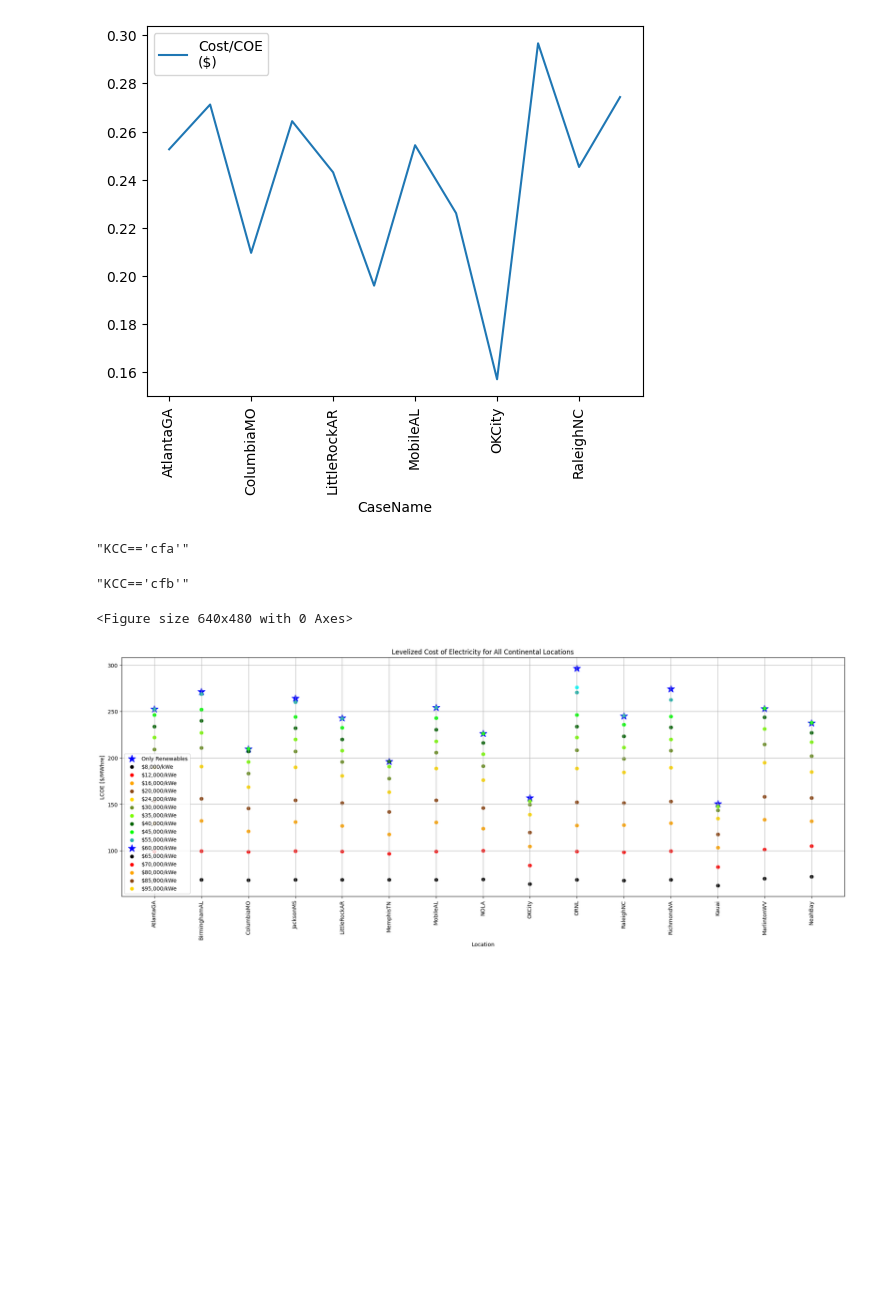
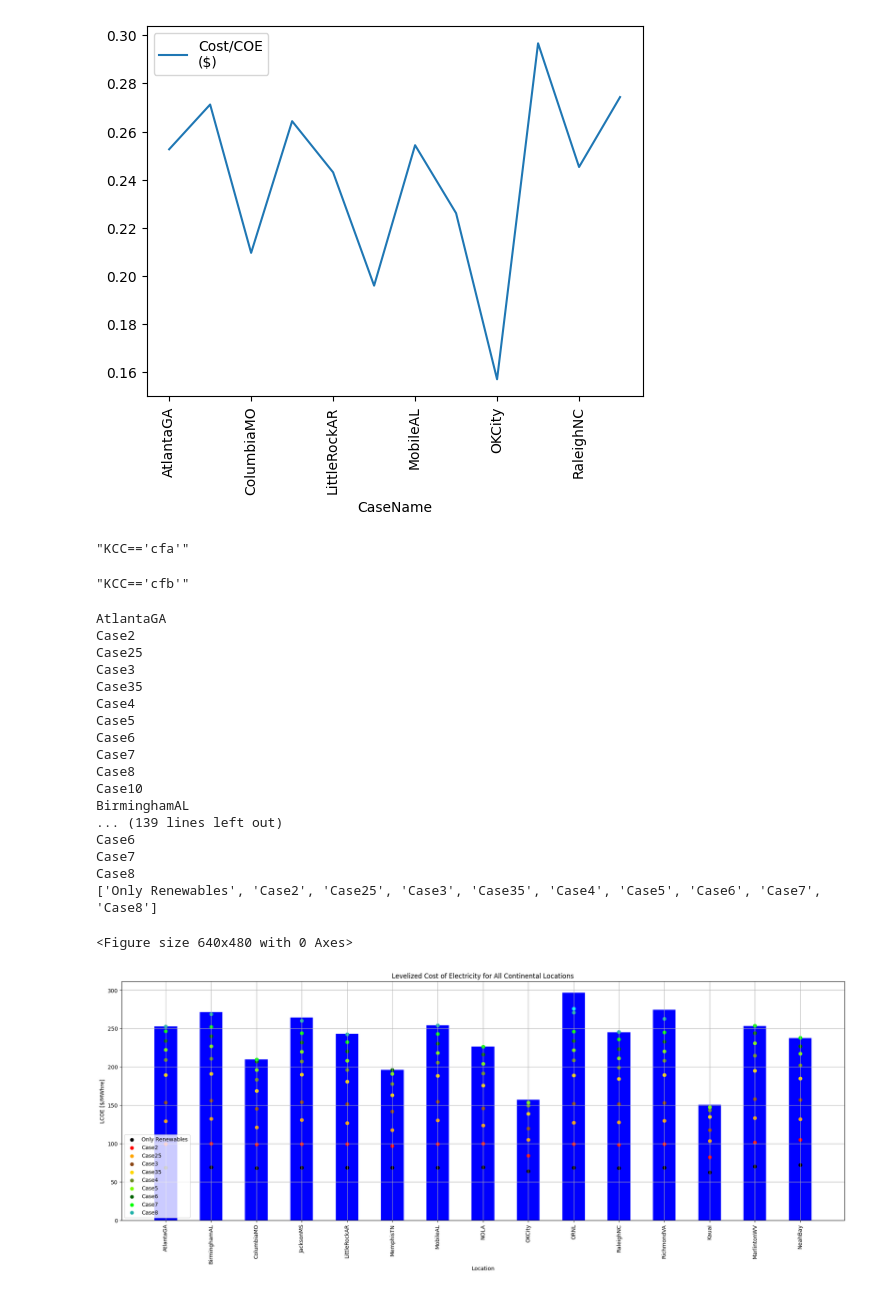
Before and after one commit to uw-reti/homer, a Jupyter notebook: ClimateStudies/OutputProcessing/HOMERDataProcessor.ipynb, the cells around one changed output. Cells and saved outputs as stored; diff of their text form; code cells hidden in the pictures; blank space fills up the shorter version.

Commit message:
updated locvar plotting to be better

```diff
--- a/ClimateStudies/OutputProcessing/HOMERDataProcessor.ipynb
+++ b/ClimateStudies/OutputProcessing/HOMERDataProcessor.ipynb
@@ -614,41 +614,86 @@ for kcc in KCC:
 
 
 # make as a loop that doesn't break?
 fig = plt.figure()
 fig, ax=plt.subplots(figsize=(24,8))
 
 colors = ['black', 'red', 'orange', 'saddlebrown', 'gold','olivedrab','lawngreen',
         'darkgreen','lime','lightseagreen','cyan','deepskyblue','blue',
         'indigo', 'fuchsia','crimson', 'lightpink']
+# for k in KCC:
+#     demo = [i for i in loc_var_dict[k].loc['Case1'].index]
+#     for i in demo:
+#         print(i)
+#         ax.scatter(i, Case1.loc[i]['Cost/COE\n($)']*1000,marker='*',s=200,color='blue')
+#         m=0;
+#         for j in cases:
+#             plt_color= colors[m]
+#             m=m+1;
+#             try:
+#                 ax.scatter(i, loc_var_dict[k].loc[j].loc[i]['Cost/COE\n($)']*1000, color=plt_color)
+#             except:
+#                 break
+#
+width = 0.5
+
 for k in KCC:
+    bottom = 0
     demo = [i for i in loc_var_dict[k].loc['Case1'].index]
+    legend_list = []
     for i in demo:
-        #print(i)
-        ax.scatter(i, Case1.loc[i]['Cost/COE\n($)']*1000,marker='*',s=200,color='blue')
+        print(i)
+        p = ax.bar(i, Case1.loc[i]['Cost/COE\n($)']*1000, width, color='blue', bottom=bottom)
+        if 'Only Renewables' not in legend_list:
+            legend_list.append('Only Renewables')
+        bottom += bottom
         m=0;
         for j in cases:
             plt_color= colors[m]
             m=m+1;
             try:
                 ax.scatter(i, loc_var_dict[k].loc[j].loc[i]['Cost/COE\n($)']*1000, color=plt_color)
+                print(j)
+                if j not in legend_list:
+                    legend_list.append(j)
             except:
                 break
-legend=(['Only Renewables', '$8,000/kWe','$12,000/kWe',
-           '$16,000/kWe', '$20,000/kWe','$24,000/kWe', '$30,000/kWe','$35,000/kWe','$40,000/kWe',
-           '$45,000/kWe','$55,000/kWe','$60,000/kWe','$65,000/kWe','$70,000/kWe','$80,000/kWe',
-           '$85,000/kWe','$95,000/kWe'])
+
+
+#legend=(['Only Renewables', '$8,000/kWe','$12,000/kWe',
+#           '$16,000/kWe', '$20,000/kWe','$24,000/kWe', '$30,000/kWe','$35,000/kWe','$40,000/kWe',
+#           '$45,000/kWe','$55,000/kWe','$60,000/kWe','$65,000/kWe','$70,000/kWe','$80,000/kWe',
+#           '$85,000/kWe','$95,000/kWe'])
+print(legend_list)
+legend=(legend_list)
 plt.ylabel('LCOE [$/MWhre]')
 plt.xlabel('Location')
 plt.legend(legend)
 plt.title('Levelized Cost of Electricity for All Continental Locations', fontsize='large')
 plt.xticks(rotation=90);
 ax.grid(True)
 plt.savefig(image_dir + '/loc_var_continental.svg')
 # %% [output]
 "KCC=='cfa'"
 "KCC=='cfb'"
-<Figure size 640x480 with 0 Axes>
+AtlantaGA
+Case2
+Case25
+Case3
+Case35
+Case4
+Case5
+Case6
+Case7
+Case8
+Case10
+BirminghamAL
+... (139 lines left out)
+Case6
+Case7
+Case8
+['Only Renewables', 'Case2', 'Case25', 'Case3', 'Case35', 'Case4', 'Case5', 'Case6', 'Case7', 'Case8']
+<Figure size 640x480 with 0 Axes>
-[figure, old version]
+[figure, new version]
 # %%
 #BBox = ((-125.068,   -67.061,
 #         49.383, 24.283))
```
Also changed, not shown: parts of 3 cells of this notebook, 3 other files.
